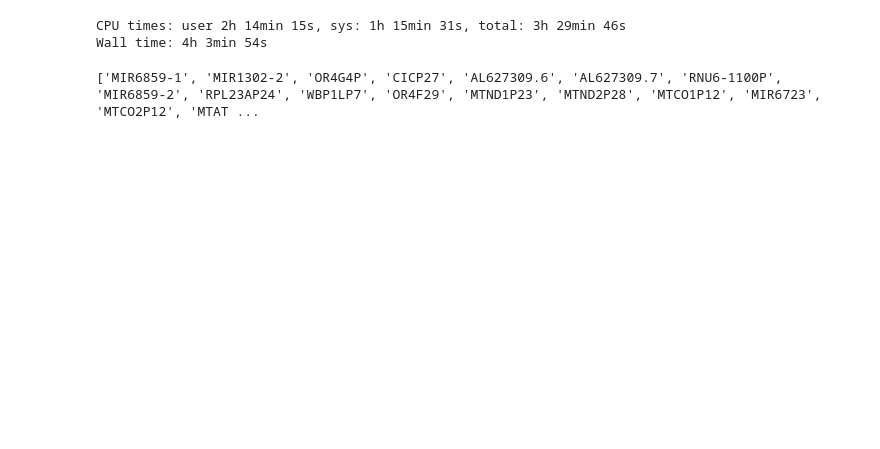
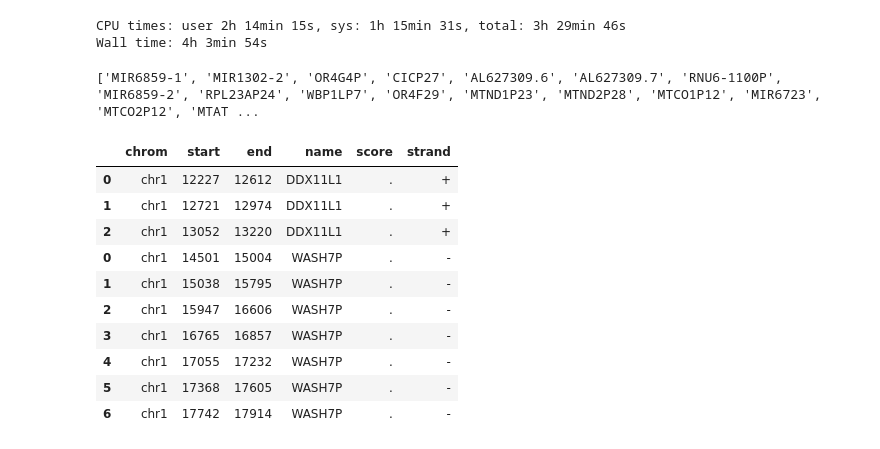
Before and after one commit to skg-lab/intron_regions, a Jupyter notebook: make_intron_bed.ipynb, the cells around one changed output. Saved outputs shown, nothing was run; the diff lists cells and outputs as text; code cells hidden in the pictures; blank space fills up the shorter version.

```diff
--- a/make_intron_bed.ipynb
+++ b/make_intron_bed.ipynb
@@ -87,3 +86,17 @@ Wall time: 4h 3min 54s
 print(l_g_without_intron)
 # %% [output]
 ['MIR6859-1', 'MIR1302-2', 'OR4G4P', 'CICP27', 'AL627309.6', 'AL627309.7', 'RNU6-1100P', 'MIR6859-2', 'RPL23AP24', 'WBP1LP7', 'OR4F29', 'MTND1P23', 'MTND2P28', 'MTCO1P12', 'MIR6723', 'MTCO2P12', 'MTAT ...
+# %%
+df_intron.head(10)
+# %% [output]
+|  | chrom | start | end | name | score | strand |
+| 0 | chr1 | 12227 | 12612 | DDX11L1 | . | + |
+| 1 | chr1 | 12721 | 12974 | DDX11L1 | . | + |
+| 2 | chr1 | 13052 | 13220 | DDX11L1 | . | + |
+| 0 | chr1 | 14501 | 15004 | WASH7P | . | - |
+| 1 | chr1 | 15038 | 15795 | WASH7P | . | - |
+| 2 | chr1 | 15947 | 16606 | WASH7P | . | - |
+| 3 | chr1 | 16765 | 16857 | WASH7P | . | - |
+| 4 | chr1 | 17055 | 17232 | WASH7P | . | - |
+| 5 | chr1 | 17368 | 17605 | WASH7P | . | - |
+| 6 | chr1 | 17742 | 17914 | WASH7P | . | - |
```
Also changed, not shown: parts of 1 cell of this notebook, 1 other file.
